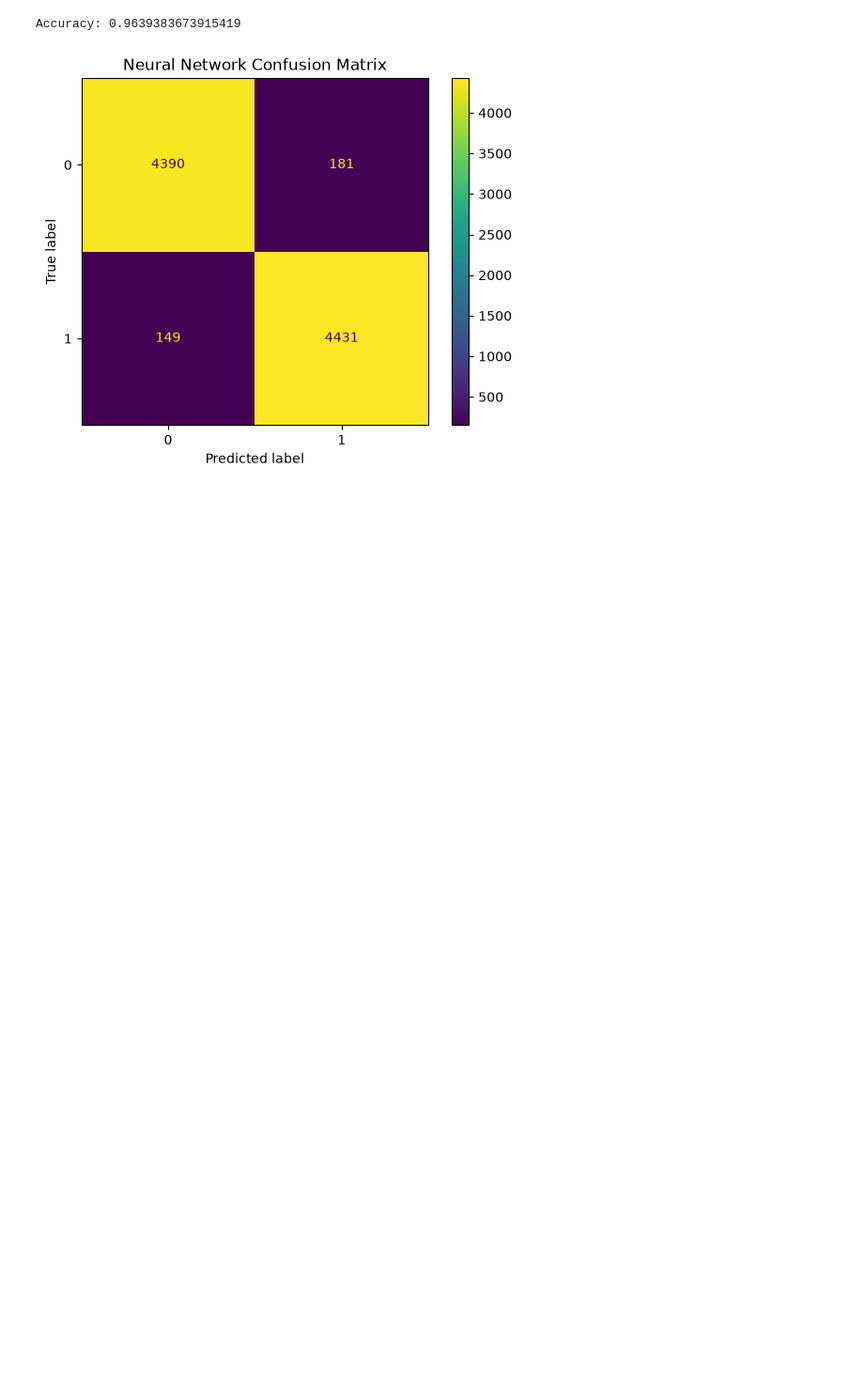
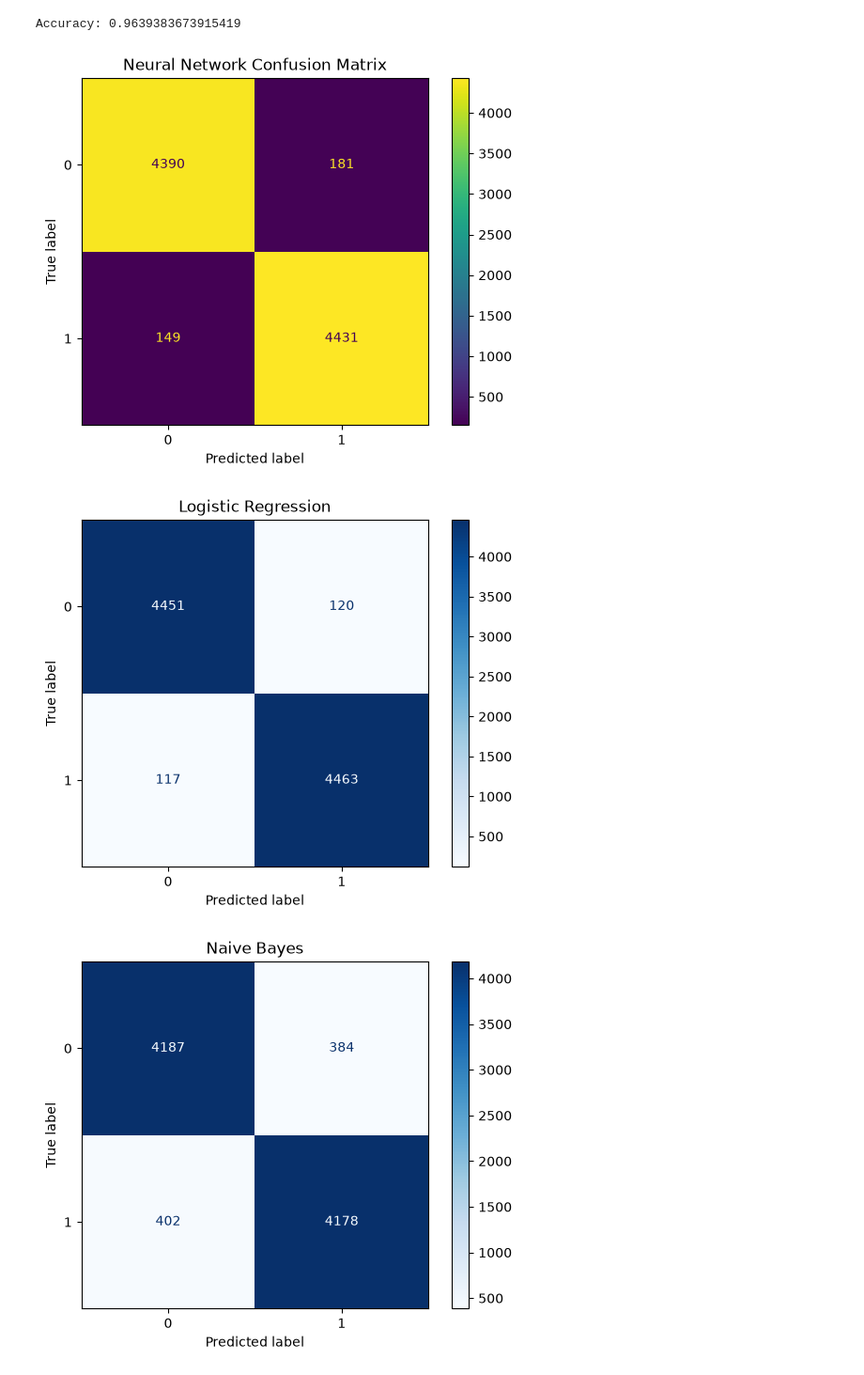
Before and after one commit to prachiposwal/Fake-News-Detection-Using-Machine-Learning, a Jupyter notebook: notebooks/05_Model_Building.ipynb, the cells around one changed output. Shown at 94% size. Saved outputs shown, nothing was run; the diff lists cells and outputs as text; code cells hidden in the pictures; blank space fills up the shorter version.

```diff
--- a/notebooks/05_Model_Building.ipynb
+++ b/notebooks/05_Model_Building.ipynb
@@ -233,3 +233,21 @@ plt.title("Neural Network Confusion Matrix")
 plt.show()
 # %% [output]
 [figure]
+# %%
+from sklearn.metrics import ConfusionMatrixDisplay
+import matplotlib.pyplot as plt
+
+def plot_confusion_matrix(y_true, y_pred, title):
+    ConfusionMatrixDisplay.from_predictions(y_true, y_pred, cmap="Blues")
+    plt.title(title)
+    plt.show()
+# %%
+plot_confusion_matrix(y_test, y_pred_lr, "Logistic Regression")
+plot_confusion_matrix(y_test, y_pred_nb, "Naive Bayes")
+plot_confusion_matrix(y_test, y_pred_rf, "Random Forest")
+plot_confusion_matrix(y_test, y_pred_svm, "Linear SVM")
+plot_confusion_matrix(y_test, y_pred_knn, "KNN")
+plot_confusion_matrix(y_test, y_pred_mlp, "Neural Network")
+# %% [output]
+[figure, added]
+[figure, added]
```
Also changed, not shown: parts of 8 cells of this notebook.
